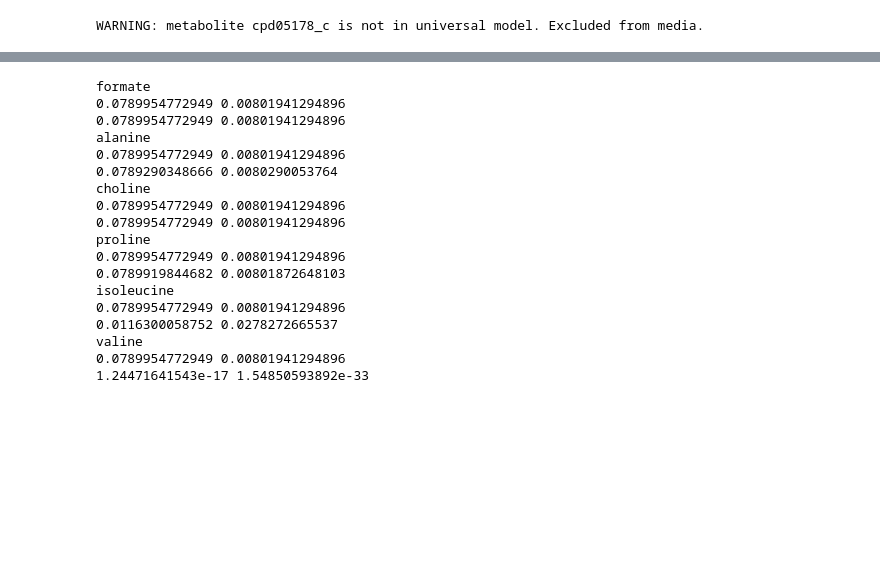
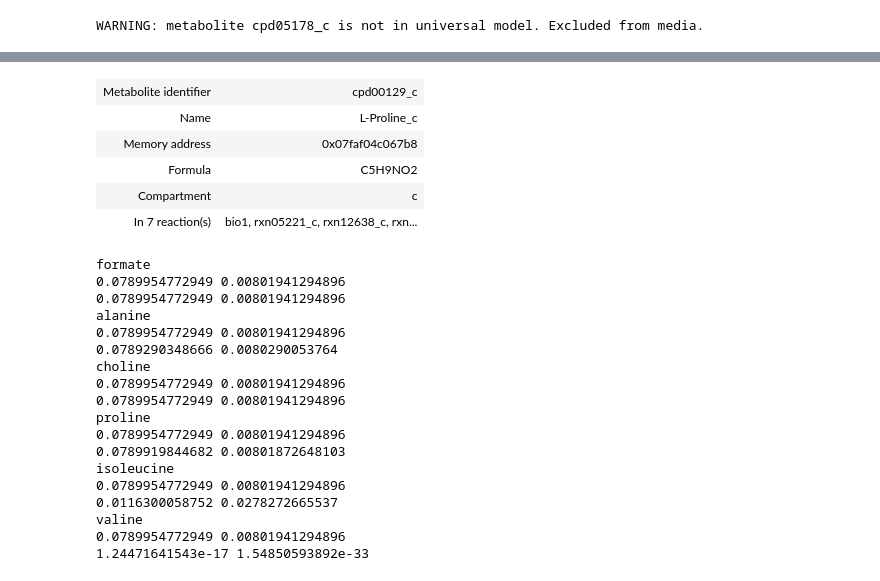
Before and after one commit to gregmedlock/asf_interactions, a Jupyter notebook: bin/test_crossfed.ipynb, the cells around one changed output, grey strips where cells are left out. Saved outputs shown, nothing was run; the diff lists cells and outputs as text; code cells hidden in the pictures; blank space fills up the shorter version.

```diff
--- a/bin/test_crossfed.ipynb
+++ b/bin/test_crossfed.ipynb
@@ -131,3 +180,12 @@ for met in mets_519.keys():
+# %%
+ensemble_dict['ASF356'].base_model.metabolites.get_by_id('cpd00129_c')
+# %% [output]
+| Metabolite identifier | cpd00129_c |
+| Name | L-Proline_c |
+| Memory address | 0x07faf04c067b8 |
+| Formula | C5H9NO2 |
+| Compartment | c |
+| In 7 reaction(s) | bio1, rxn05221_c, rxn12638_c, rxn... |
 # %%
 # For each metabolite, we need the mean growth rate with it removed, present in excess, and the number of
 # GENREs for which the metabolite was esssential
```
Also changed, not shown: parts of 3 cells of this notebook, 1 other file.
